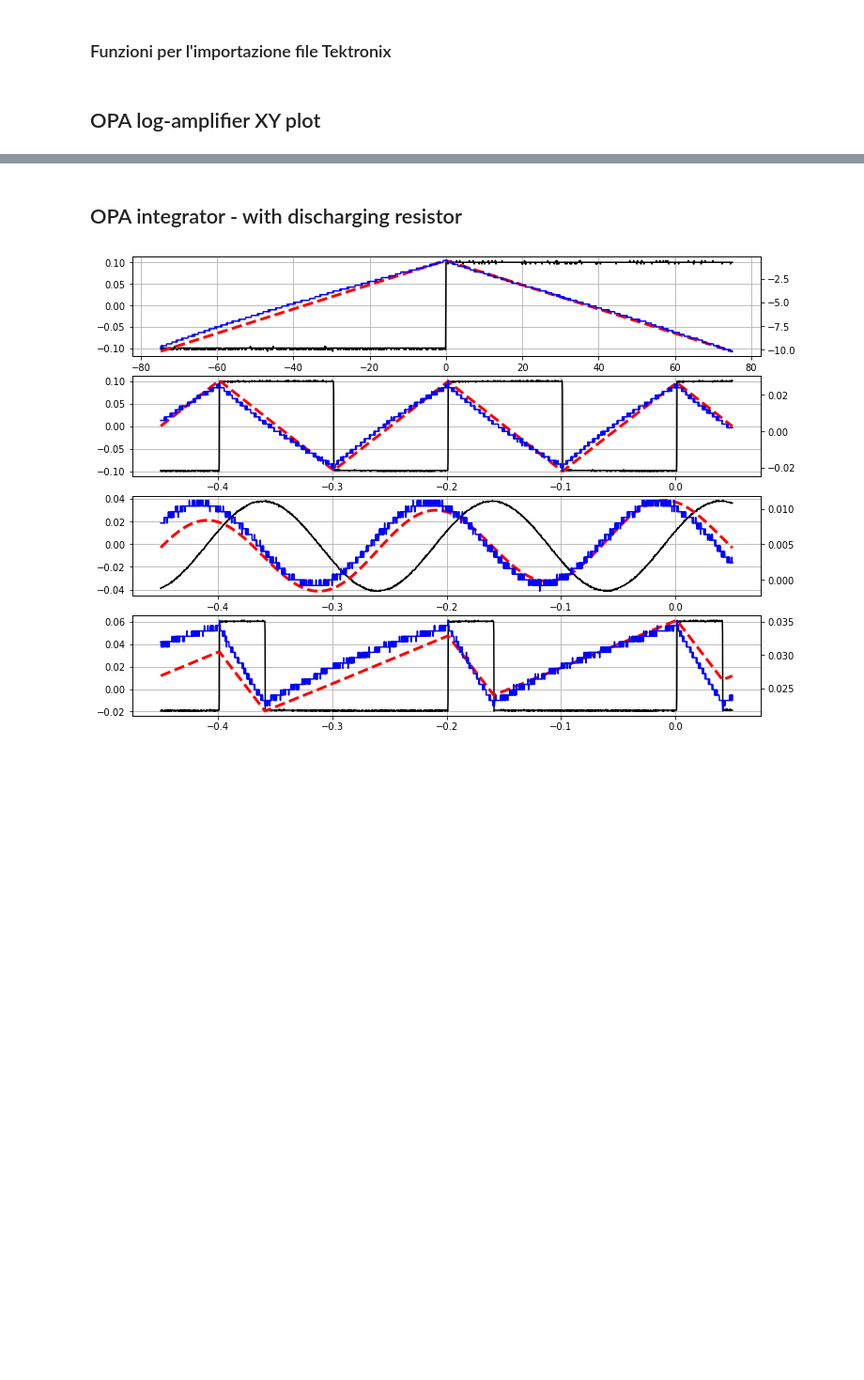
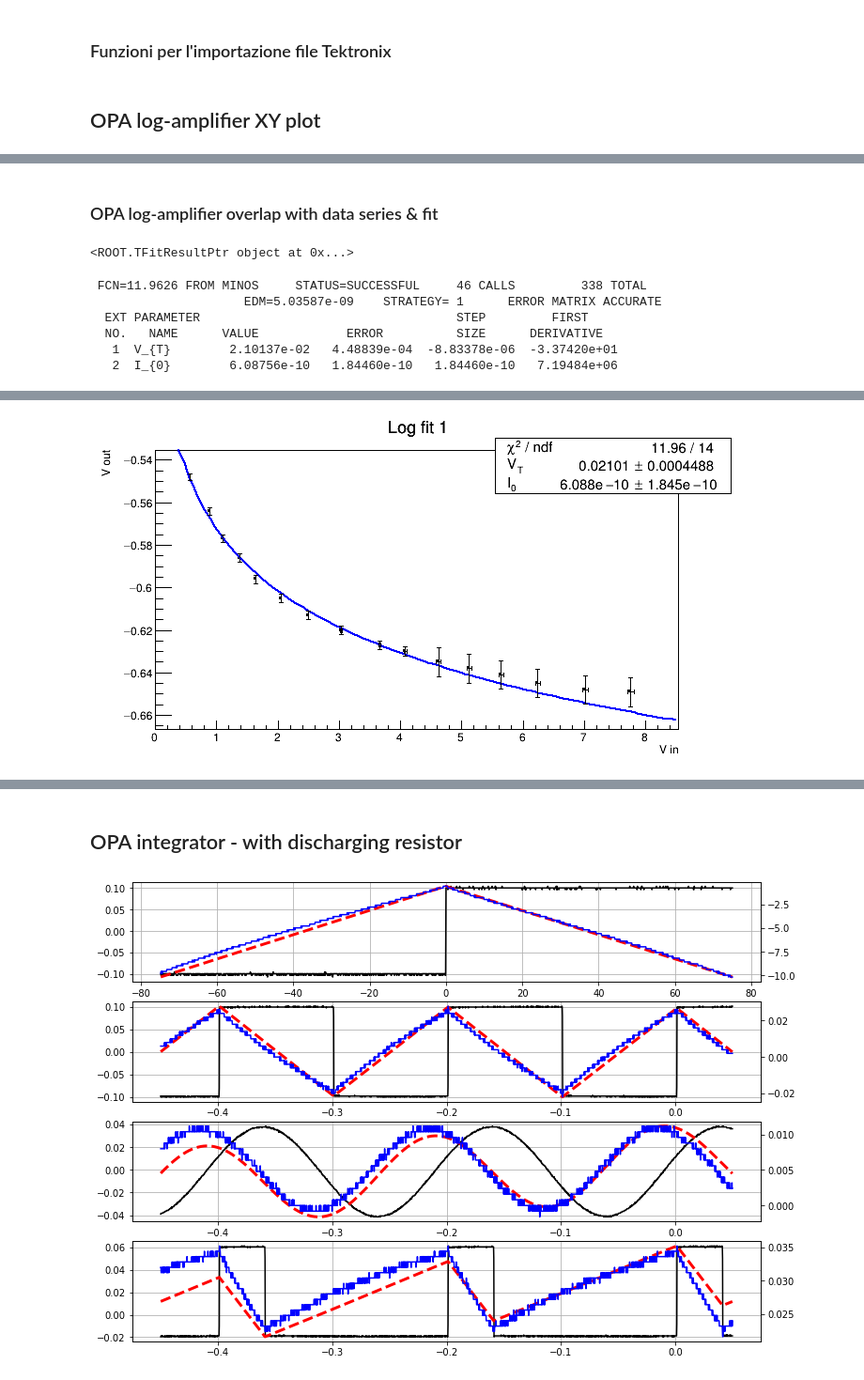
Before and after one commit to valeriopagliarino/Electronics-2021-UNITO-Public, a Jupyter notebook: analysis/2_OPA_integ_deriv_log.ipynb, the cells around one changed output, grey strips where cells are left out. Shown at 94% size. Cells and saved outputs as stored; diff of their text form; code cells hidden in the pictures; blank space fills up the shorter version.

Commit message:
Log fit overlapped

```diff
--- a/analysis/2_OPA_integ_deriv_log.ipynb
+++ b/analysis/2_OPA_integ_deriv_log.ipynb
@@ -153,0 +156,45 @@ plt.savefig(f"{OUTPUTDIR}/OPA-log-AMP-XY.pdf")
+# %% [markdown]
+### OPA log-amplifier overlap with data series & fit
+# %%
+from uncertainties import umath
+
+df_data = pd.read_csv(f'{DATADIR}/5-10-21/logaritmico/data.csv')
+df_data = df_data[:-4]
+df_errors = 0.5/100. * df_data # 0.5 %
+df_errors[:10] += 0.001 # 1dgt
+df_errors[10:] += 0.01 # 1dgt
+
+Vin_arr = pair_dat_err(df_data['Vin [V]'], df_errors['Vin [V]'])
+Vout_arr = pair_dat_err(df_data['Vout [V]'], df_errors['Vout [V]'])
+
+canvas = ROOT.TCanvas("c1", "log fit 1", 700, 400)
+#canvas.SetLogx(True)
+
+fit_log_graph_err = uncertainties_to_root_graph_errors(Vin_arr, Vout_arr)
+fit_log_graph_err.SetTitle("Log fit 1")
+fit_log_graph_err.GetXaxis().SetTitle("V in")
+fit_log_graph_err.GetYaxis().SetTitle("V out")
+fit_log_graph_err.SetMarkerStyle(21)
+fit_log_graph_err.SetMarkerSize(0.4)
+
+function_formula = "- 2 * [0] * log(x / (1995 * [1]))"
+fit_f = ROOT.TF1("fit1", function_formula)
+fit_f.SetLineColor(4)
+fit_f.SetParName(0, "V_{T}")
+fit_f.SetParName(1, "I_{0}")
+fit_f.SetParameter(0, 0.026)
+fit_f.SetParameter(1, 1e-9)
+
+ROOT.gStyle.SetOptFit(True)
+
+canvas.Draw()
+fit_log_graph_err.Draw("ap")
+fit_log_graph_err.Fit(fit_f, "MSE")
+# %% [output]
+<ROOT.TFitResultPtr object at 0x...>
+ FCN=11.9626 FROM MINOS     STATUS=SUCCESSFUL     46 CALLS         338 TOTAL
+                     EDM=5.03587e-09    STRATEGY= 1      ERROR MATRIX ACCURATE
+  EXT PARAMETER                                   STEP         FIRST
+  NO.   NAME      VALUE            ERROR          SIZE      DERIVATIVE
+   1  V_{T}        2.10137e-02   4.48839e-04  -8.83378e-06  -3.37420e+01
+   2  I_{0}        6.08756e-10   1.84460e-10   1.84460e-10   7.19484e+06
@@ -153,0 +202 @@ plt.savefig(f"{OUTPUTDIR}/OPA-log-AMP-XY.pdf")
+[figure, added]
```
Also changed, not shown: parts of 6 cells of this notebook.
